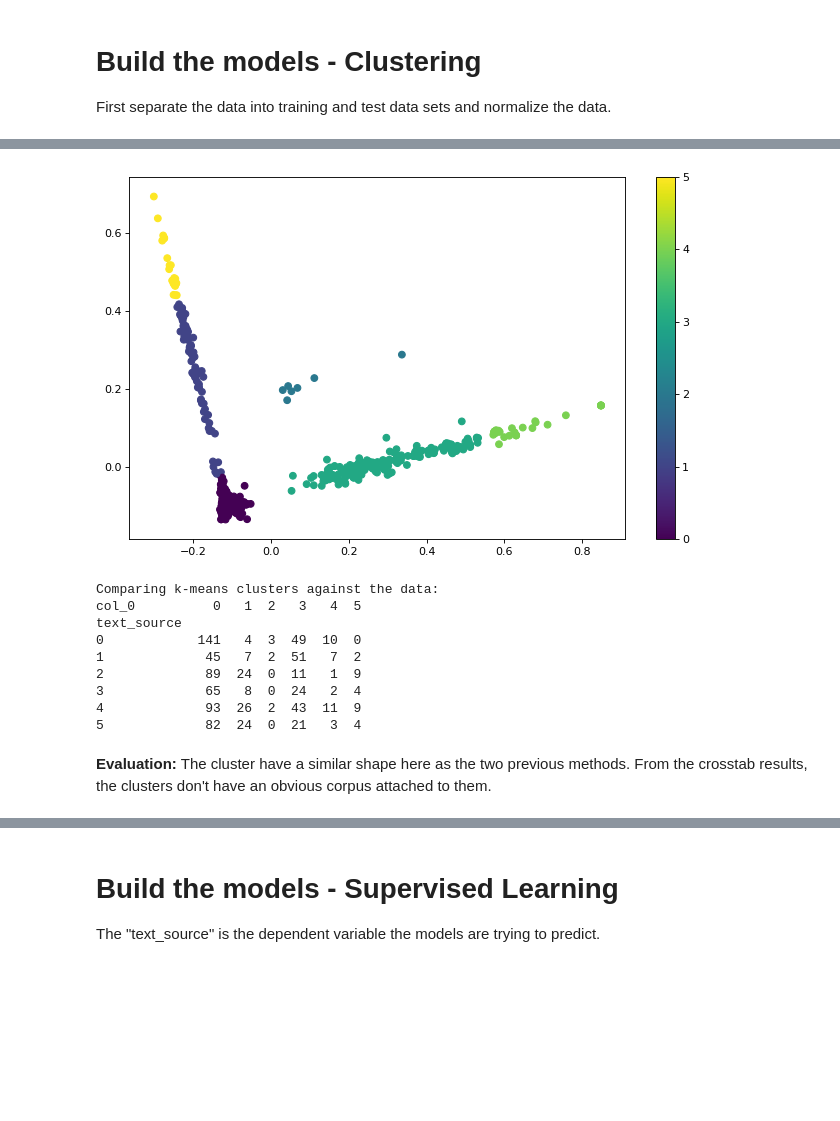
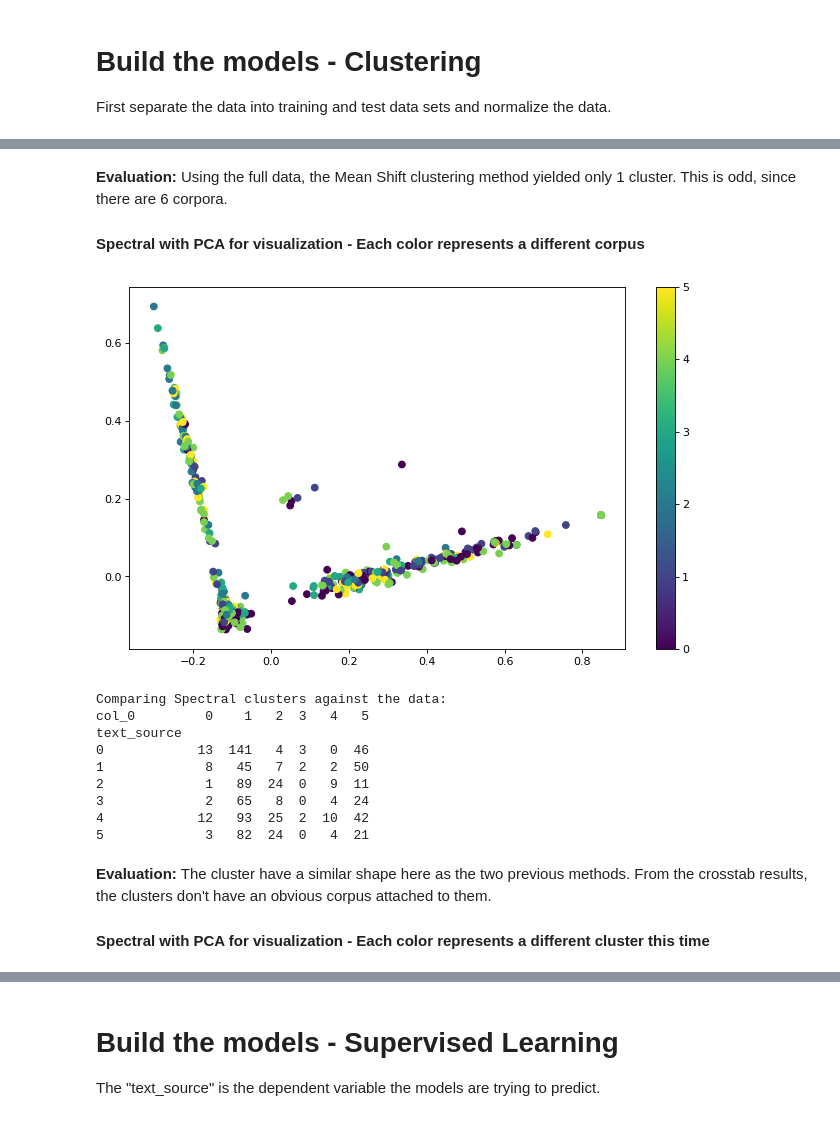
Before and after one commit to etterfred/Thinkful, a Jupyter notebook: Unsupervised_Capstone.ipynb, the cells around one changed output, grey strips where cells are left out. Saved outputs shown, nothing was run; the diff lists cells and outputs as text; code cells hidden in the pictures; blank space fills up the shorter version.

```diff
--- a/Unsupervised_Capstone.ipynb
+++ b/Unsupervised_Capstone.ipynb
@@ -505,38 +717,41 @@ text_source
+# %% [markdown]
+**Evaluation:**  Using the full data, the Mean Shift clustering method yielded only 1 cluster.  This is odd, since there are 6 corpora.
+
+#### Spectral with PCA for visualization - Each color represents a different corpus
 # %%
 from sklearn.cluster import SpectralClustering
 
 # We know we're looking for six clusters.
 n_clusters = 6
 
 # Declare and fit the model.
 sc = SpectralClustering(n_clusters=n_clusters)
 sc.fit(x_pca)
 
 # Predicted clusters.
 predict = sc.fit_predict(x_pca)
 
 # Graph results.
 plt.figure(figsize=(10, 6), dpi=80)
-plt.scatter(x_pca[:, 0], x_pca[:, 1], c=predict)
+plt.scatter(x_pca[:, 0], x_pca[:, 1], c=y_train)
 plt.colorbar()
 plt.show()
 
-# print('Comparing the assigned categories to the ones in the data:')
-# print(pd.crosstab(y_train,predict))
-
 # Check the solution against the data.
-print('Comparing k-means clusters against the data:')
+print('Comparing Spectral clusters against the data:')
 print(pd.crosstab(y_train, predict))
 # %% [output]
-[figure, old version]
+[figure, new version]
-Comparing k-means clusters against the data:
-col_0          0   1  2   3   4  5
+Comparing Spectral clusters against the data:
+col_0         0    1   2  3   4   5
 text_source
-0            141   4  3  49  10  0
-1             45   7  2  51   7  2
-2             89  24  0  11   1  9
-3             65   8  0  24   2  4
-4             93  26  2  43  11  9
-5             82  24  0  21   3  4
+0            13  141   4  3   0  46
+1             8   45   7  2   2  50
+2             1   89  24  0   9  11
+3             2   65   8  0   4  24
+4            12   93  25  2  10  42
+5             3   82  24  0   4  21
 # %% [markdown]
 **Evaluation:**  The cluster have a similar shape here as the two previous methods.  From the crosstab results, the clusters don't have an obvious corpus attached to them.
+
+#### Spectral with PCA for visualization - Each color represents a different cluster this time
```
Also changed, not shown: parts of 49 cells of this notebook.
